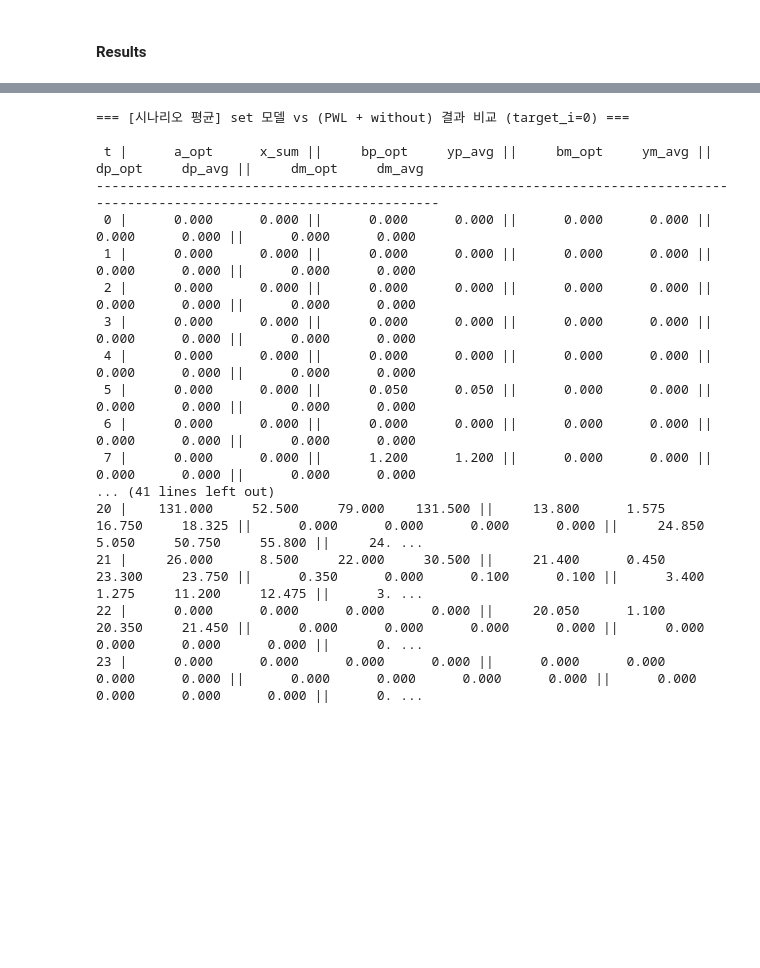
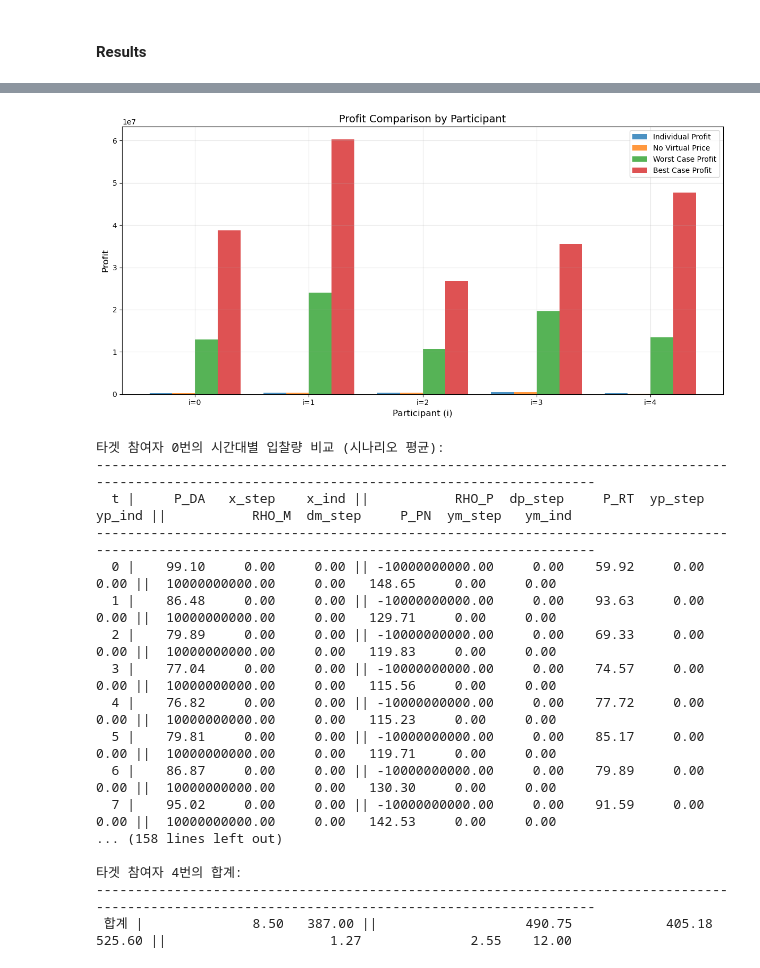
Before and after one commit to syeoyo/der, a Jupyter notebook: main.ipynb, the cells around one changed output, grey strips where cells are left out. Cells and saved outputs as stored; diff of their text form; code cells hidden in the pictures; blank space fills up the shorter version.

```diff
--- a/main.ipynb
+++ b/main.ipynb
@@ -76,5 +167,5 @@ Set parameter MIPGap to value 1e-07
 # %%
-rdc, rsc, rho_plus, rho_minus, total_demand_without, total_supply_without = compute_price_functions(yp_without, ym_without, dp_without, dm_without, i_map_without, P_RT, P_PN, T, S, I)
+rdc, rsc, rho_plus, rho_minus, total_demand_without, total_supply_without = compute_price_functions_1(yp_without, ym_without, dp_without, dm_without, i_map_without, P_RT, P_PN, T, S, I)
 # rdc, rsc, rho_plus, rho_minus, total_demand_without, total_supply_without = compute_price_functions(yp_extracted, ym_extracted, dp_extracted, dm_extracted, i_map_extracted, P_RT, P_PN, T, S, I)
 # %%
 target_i, t, s = 1, 10, 0
@@ -116,6 +202,10 @@ print(RM[target_i, t, s])
 #### Stepwise Model
 # %%
 x_part, yp_part, ym_part, z_part, zc_part, zd_part, dp_part, dm_part, up_part, um_part, wp_part, wm_part, obj_part, RP_CLEARED, RM_CLEARED = stepwise_optimize_forall(I, T, S, R, K, K0, P_DA, P_RT, P_PN, RP, RM, BP, BM, total_demand_without, total_supply_without, M1)
+# %%
+BEST_CASE_PROFIT = calculate_total_profit_best_case(x_part, yp_part, ym_part, dp_part, dm_part, dp_extracted, dm_extracted, RP_CLEARED, RM_CLEARED, P_DA, P_RT, P_PN, T, S, I)
+WORST_CASE_PROFIT = calculate_total_profit_worst_case(x_part, yp_part, ym_part, dp_part, dm_part, dp_extracted, dm_extracted, RP_CLEARED, RM_CLEARED, P_DA, P_RT, P_PN, T, S, I)
+NO_VIRTUAL_PRICE_PROFIT = calculate_total_profit_no_virtual_price(x_part, yp_part, ym_part, dp_part, dm_part, RP_CLEARED, RM_CLEARED, P_DA, P_RT, P_PN, T, S, I)
 # %% [markdown]
 #### Results
 # %%
@@ -196,23 +246,25 @@ pd.DataFrame(df_rho_cleared)
-# %%
-target_i = 0
-compare_onestep(a_hol, bp_hol, bm_hol, dp_hol, dm_hol, x_part, yp_part, ym_part, dp_part, dm_part, x_without, ep_without, em_without, dp_without, dm_without, T, target_i)
-print()
-compare_onestep_detailed(a_hol, bp_hol, bm_hol, dp_hol, dm_hol, x_part, yp_part, ym_part, dp_part, dm_part, x_without, ep_without, em_without, dp_without, dm_without, T, target_i)
-# %% [output]
-=== [시나리오 평균] set 모델 vs (PWL + without) 결과 비교 (target_i=0) ===
-
- t |      a_opt      x_sum ||     bp_opt     yp_avg ||     bm_opt     ym_avg ||     dp_opt     dp_avg ||     dm_opt     dm_avg
------------------------------------------------------------------------------------------------------------------------------
- 0 |      0.000      0.000 ||      0.000      0.000 ||      0.000      0.000 ||      0.000      0.000 ||      0.000      0.000
- 1 |      0.000      0.000 ||      0.000      0.000 ||      0.000      0.000 ||      0.000      0.000 ||      0.000      0.000
- 2 |      0.000      0.000 ||      0.000      0.000 ||      0.000      0.000 ||      0.000      0.000 ||      0.000      0.000
- 3 |      0.000      0.000 ||      0.000      0.000 ||      0.000      0.000 ||      0.000      0.000 ||      0.000      0.000
- 4 |      0.000      0.000 ||      0.000      0.000 ||      0.000      0.000 ||      0.000      0.000 ||      0.000      0.000
- 5 |      0.000      0.000 ||      0.050      0.050 ||      0.000      0.000 ||      0.000      0.000 ||      0.000      0.000
- 6 |      0.000      0.000 ||      0.000      0.000 ||      0.000      0.000 ||      0.000      0.000 ||      0.000      0.000
- 7 |      0.000      0.000 ||      1.200      1.200 ||      0.000      0.000 ||      0.000      0.000 ||      0.000      0.000
-... (41 lines left out)
-20 |    131.000     52.500     79.000    131.500 ||     13.800      1.575     16.750     18.325 ||      0.000      0.000      0.000      0.000 ||     24.850      5.050     50.750     55.800 ||     24. ...
-21 |     26.000      8.500     22.000     30.500 ||     21.400      0.450     23.300     23.750 ||      0.350      0.000      0.100      0.100 ||      3.400      1.275     11.200     12.475 ||      3. ...
-22 |      0.000      0.000      0.000      0.000 ||     20.050      1.100     20.350     21.450 ||      0.000      0.000      0.000      0.000 ||      0.000      0.000      0.000      0.000 ||      0. ...
-23 |      0.000      0.000      0.000      0.000 ||      0.000      0.000      0.000      0.000 ||      0.000      0.000      0.000      0.000 ||      0.000      0.000      0.000      0.000 ||      0. ...
+# %%
+evaluate_and_visualize_profits(x_ind, yp_ind, ym_ind, P_DA, P_RT, P_PN, NO_VIRTUAL_PRICE_PROFIT, WORST_CASE_PROFIT, BEST_CASE_PROFIT, T, S, I)
+# %% [output]
+[figure, added]
+# %%
+compare_individual_solutions(x_part, yp_part, ym_part, dp_part, dm_part, x_ind, yp_ind, ym_ind, RP_CLEARED, RM_CLEARED, P_DA, P_RT, P_PN, T, S, I)
+print_summary_only(x_part, yp_part, ym_part, dp_part, dm_part, x_ind, yp_ind, ym_ind, T, S, I)
+# %% [output]
+타겟 참여자 0번의 시간대별 입찰량 비교 (시나리오 평균):
+-------------------------------------------------------------------------------------------------------------------------------------------------
+  t |     P_DA   x_step    x_ind ||           RHO_P  dp_step     P_RT  yp_step   yp_ind ||           RHO_M  dm_step     P_PN  ym_step   ym_ind
+-------------------------------------------------------------------------------------------------------------------------------------------------
+  0 |    99.10     0.00     0.00 || -10000000000.00     0.00    59.92     0.00     0.00 ||  10000000000.00     0.00   148.65     0.00     0.00
+  1 |    86.48     0.00     0.00 || -10000000000.00     0.00    93.63     0.00     0.00 ||  10000000000.00     0.00   129.71     0.00     0.00
+  2 |    79.89     0.00     0.00 || -10000000000.00     0.00    69.33     0.00     0.00 ||  10000000000.00     0.00   119.83     0.00     0.00
+  3 |    77.04     0.00     0.00 || -10000000000.00     0.00    74.57     0.00     0.00 ||  10000000000.00     0.00   115.56     0.00     0.00
+  4 |    76.82     0.00     0.00 || -10000000000.00     0.00    77.72     0.00     0.00 ||  10000000000.00     0.00   115.23     0.00     0.00
+  5 |    79.81     0.00     0.00 || -10000000000.00     0.00    85.17     0.00     0.00 ||  10000000000.00     0.00   119.71     0.00     0.00
+  6 |    86.87     0.00     0.00 || -10000000000.00     0.00    79.89     0.00     0.00 ||  10000000000.00     0.00   130.30     0.00     0.00
+  7 |    95.02     0.00     0.00 || -10000000000.00     0.00    91.59     0.00     0.00 ||  10000000000.00     0.00   142.53     0.00     0.00
+... (158 lines left out)
+
+타겟 참여자 4번의 합계:
+-------------------------------------------------------------------------------------------------------------------------------------------------
+ 합계 |              8.50   387.00 ||                   490.75            405.18   525.60 ||                     1.27              2.55    12.00
```
Also changed, not shown: parts of 10 cells of this notebook, 7 other files.
